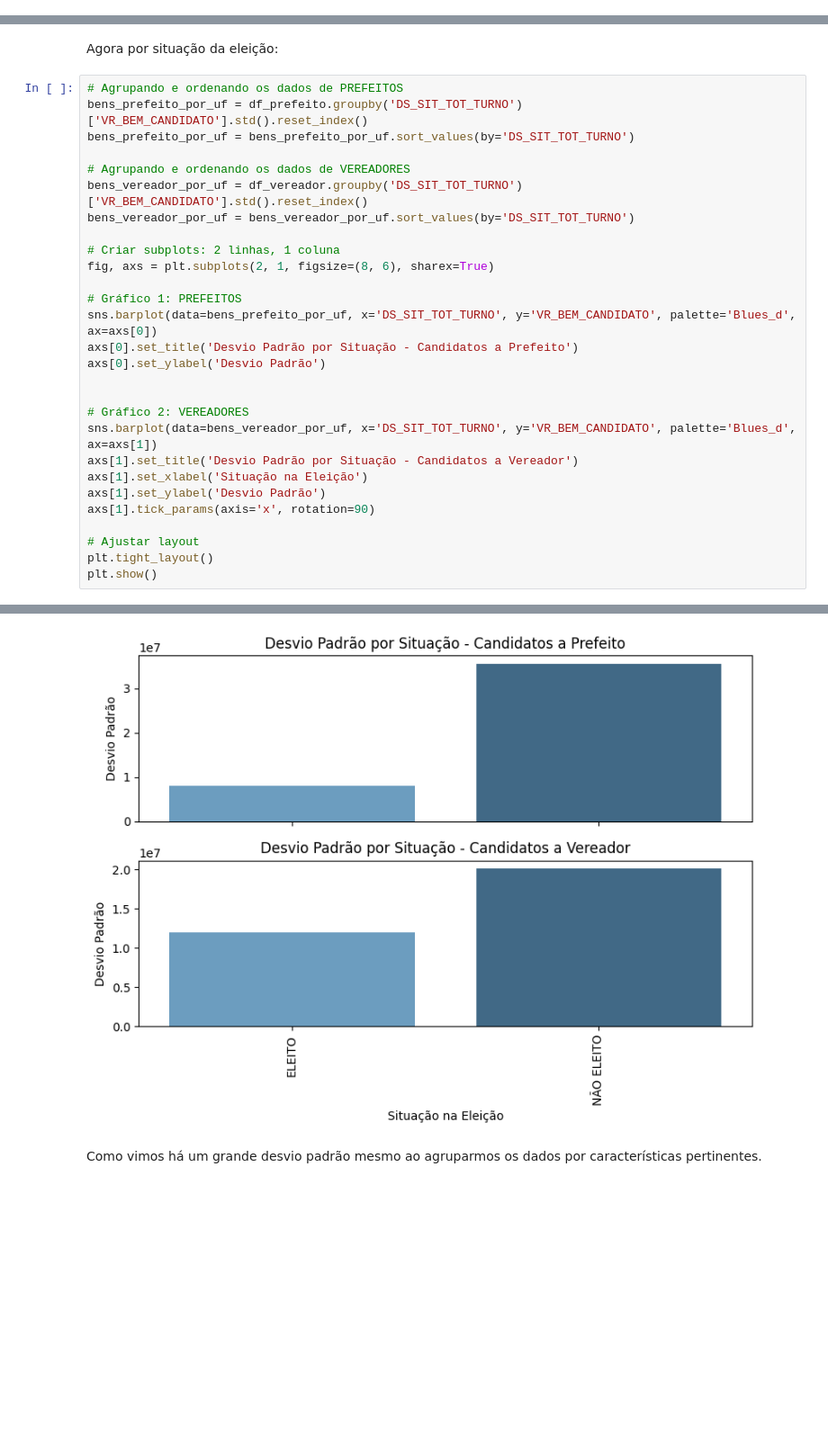
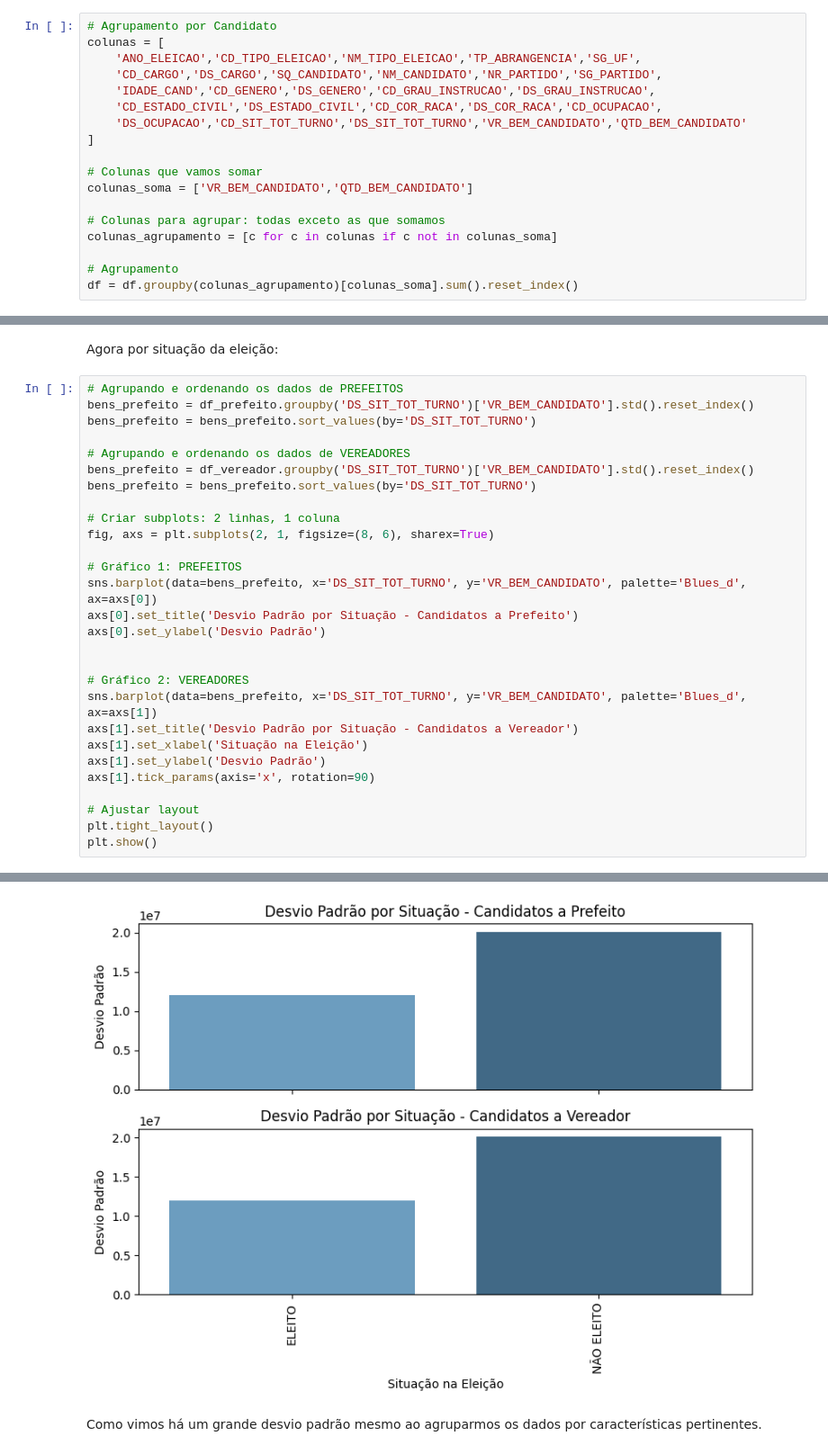
Before and after one commit to GruveJL/MVP2_PUCRIO_ELICOES, a Jupyter notebook: MVP_2_Patrimonio_2024.ipynb, the cells around one changed output, grey strips where cells are left out. Shown at 90% size. Cells and saved outputs as stored; diff of their text form; blank space fills up the shorter version.

```diff
--- a/MVP_2_Patrimonio_2024.ipynb
+++ b/MVP_2_Patrimonio_2024.ipynb
@@ -1251,3 +1327,21 @@ A base resultante terá uma linha por candidato, como segue:
+# %%
+# Agrupamento por Candidato
+colunas = [
+    'ANO_ELEICAO','CD_TIPO_ELEICAO','NM_TIPO_ELEICAO','TP_ABRANGENCIA','SG_UF',
+    'CD_CARGO','DS_CARGO','SQ_CANDIDATO','NM_CANDIDATO','NR_PARTIDO','SG_PARTIDO',
+    'IDADE_CAND','CD_GENERO','DS_GENERO','CD_GRAU_INSTRUCAO','DS_GRAU_INSTRUCAO',
+    'CD_ESTADO_CIVIL','DS_ESTADO_CIVIL','CD_COR_RACA','DS_COR_RACA','CD_OCUPACAO',
+    'DS_OCUPACAO','CD_SIT_TOT_TURNO','DS_SIT_TOT_TURNO','VR_BEM_CANDIDATO','QTD_BEM_CANDIDATO'
+]
+
+# Colunas que vamos somar
+colunas_soma = ['VR_BEM_CANDIDATO','QTD_BEM_CANDIDATO']
+
+# Colunas para agrupar: todas exceto as que somamos
+colunas_agrupamento = [c for c in colunas if c not in colunas_soma]
+
+# Agrupamento
+df = df.groupby(colunas_agrupamento)[colunas_soma].sum().reset_index()
 # %%
 print(f"Total de instâncias: {len(df)}")
 # %% [output]
@@ -1790,24 +1891,24 @@ Passing `palette` without assigning `hue` is deprecated and will be removed in v
 Agora por situação da eleição:
 # %%
 # Agrupando e ordenando os dados de PREFEITOS
-bens_prefeito_por_uf = df_prefeito.groupby('DS_SIT_TOT_TURNO')['VR_BEM_CANDIDATO'].std().reset_index()
-bens_prefeito_por_uf = bens_prefeito_por_uf.sort_values(by='DS_SIT_TOT_TURNO')
+bens_prefeito = df_prefeito.groupby('DS_SIT_TOT_TURNO')['VR_BEM_CANDIDATO'].std().reset_index()
+bens_prefeito = bens_prefeito.sort_values(by='DS_SIT_TOT_TURNO')
 
 # Agrupando e ordenando os dados de VEREADORES
-bens_vereador_por_uf = df_vereador.groupby('DS_SIT_TOT_TURNO')['VR_BEM_CANDIDATO'].std().reset_index()
-bens_vereador_por_uf = bens_vereador_por_uf.sort_values(by='DS_SIT_TOT_TURNO')
+bens_prefeito = df_vereador.groupby('DS_SIT_TOT_TURNO')['VR_BEM_CANDIDATO'].std().reset_index()
+bens_prefeito = bens_prefeito.sort_values(by='DS_SIT_TOT_TURNO')
 
 # Criar subplots: 2 linhas, 1 coluna
 fig, axs = plt.subplots(2, 1, figsize=(8, 6), sharex=True)
 
 # Gráfico 1: PREFEITOS
-sns.barplot(data=bens_prefeito_por_uf, x='DS_SIT_TOT_TURNO', y='VR_BEM_CANDIDATO', palette='Blues_d', ax=axs[0])
+sns.barplot(data=bens_prefeito, x='DS_SIT_TOT_TURNO', y='VR_BEM_CANDIDATO', palette='Blues_d', ax=axs[0])
 axs[0].set_title('Desvio Padrão por Situação - Candidatos a Prefeito')
 axs[0].set_ylabel('Desvio Padrão')
 
 
 # Gráfico 2: VEREADORES
-sns.barplot(data=bens_vereador_por_uf, x='DS_SIT_TOT_TURNO', y='VR_BEM_CANDIDATO', palette='Blues_d', ax=axs[1])
+sns.barplot(data=bens_prefeito, x='DS_SIT_TOT_TURNO', y='VR_BEM_CANDIDATO', palette='Blues_d', ax=axs[1])
 axs[1].set_title('Desvio Padrão por Situação - Candidatos a Vereador')
 axs[1].set_xlabel('Situação na Eleição')
 axs[1].set_ylabel('Desvio Padrão')
@@ -1827,4 +1928,4 @@ Passing `palette` without assigning `hue` is deprecated and will be removed in v
-[figure, old version]
+[figure, new version]
 # %% [markdown]
 Como vimos há um grande desvio padrão mesmo ao agruparmos os dados por características pertinentes.
 # %% [markdown]
```
Also changed, not shown: parts of 183 cells of this notebook.
